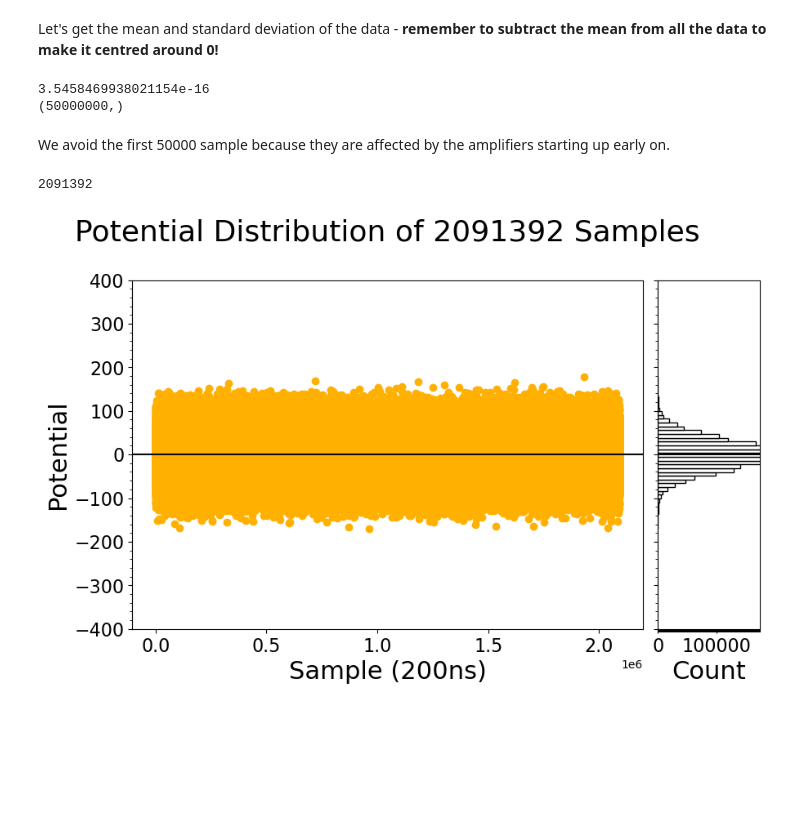
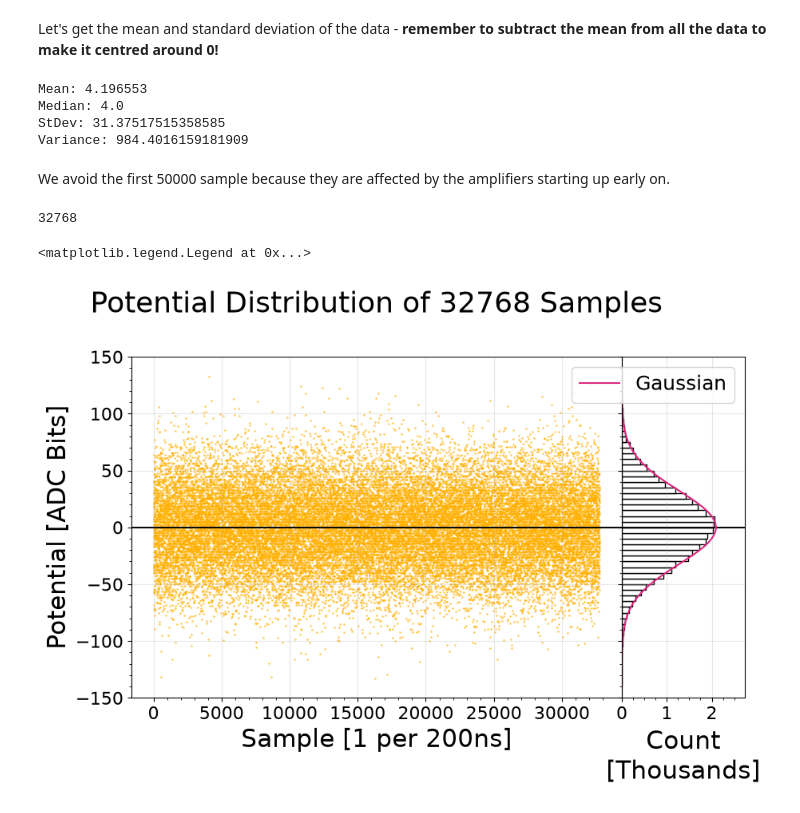
Before and after one commit to flypt7/AST326-Practicals, a Jupyter notebook: P3/code/43.ipynb, the cells around one changed output. Drawn from its saved outputs; the diff is of its cells as text; code cells hidden in the pictures; blank space fills up the shorter version.

Commit message:
more work - cleaner graphs, proper chi2, fft plot of 720MHz data

```diff
--- a/P3/code/43.ipynb
+++ b/P3/code/43.ipynb
@@ -4,54 +4,73 @@ import matplotlib.pyplot as plt
 import scipy.stats as stat
 from astropy.constants import eps0, c
 # %%
-data = np.fromfile('50M_6.2C_609MHz_5MSPS.dat',dtype='int16')-2**11
+data = np.fromfile('test719MHz_2.5MSPS.dat',dtype='int16')-2**11
 # %% [markdown]
 Let's get the mean and standard deviation of the data - **remember to subtract the mean from all the data to make it centred around 0!**
 # %%
 np.random.seed(0)
+
+print(f"Mean: {np.mean(data)}\n" +
+      f"Median: {np.median(data)}\n" +
+      f"StDev: {np.std(data)}\n" +
+      f"Variance: {np.var(data)}")
+
 data = data - np.mean(data)
-
-print(np.mean(data))
-
-print(data.shape)
 # %% [output]
-3.5458469938021154e-16
-(50000000,)
+Mean: 4.196553
+Median: 4.0
+StDev: 31.37517515358585
+Variance: 984.4016159181909
 # %% [markdown]
 We avoid the first 50000 sample because they are affected by the amplifiers starting up early on.
 # %%
-spl_size = 2091392
+spl_size = 32768
 
 subspl = data[500000:spl_size+500000]
 
 print(len(subspl))
 # %% [output]
-2091392
+32768
 # %%
 
-fig, axs = plt.subplots(1, 2, sharey=True, width_ratios=(10, 2))
-plt.subplots_adjust(left=0, right=1.2, top=1, wspace=0.05)
+fig, axs = plt.subplots(1, 2, sharey=True, width_ratios=(8, 2))
+plt.subplots_adjust(left=0, right=1.2, top=1, wspace=0)
 lin_range = np.arange(0, spl_size, 1)
 
 axs[0].axhline(0, color='#080808')
 axs[1].axhline(0, color='#080808')
 
-axs[0].set_yticks(np.arange(-400, 400, 20), minor=True)
+axs[0].set_yticks(np.arange(-150, 150, 10), minor=True)
+axs[0].set_xticks(np.arange(0, 34000, 1000), minor=True)
 
-axs[0].scatter(lin_range, subspl, color='#FFB000')
-axs[0].set_ylim(-400, 400)
+axs[0].scatter(lin_range, subspl, color='#FFB000', s=1, alpha=0.5)
+axs[0].set_ylim(-150, 150)
 
-axs[1].hist(subspl, bins=40, edgecolor='black', color='white', orientation="horizontal")
+axs[1].hist(subspl, bins=np.arange(-140, 140, 5), edgecolor='black', color='white', orientation="horizontal")
+
+gauss_range = np.arange(-150, 151, 1)
+axs[1].plot(stat.norm.pdf(gauss_range, loc=np.mean(subspl), scale=np.std(subspl))*10**5.23, gauss_range,
+        label="Gaussian", color="#DC267F")
+
 axs[1].set_xlim(0, spl_size/12)
-axs[1].set_xticks(np.arange(0, spl_size/12, 20), minor=True)
+axs[1].set_xticks(np.arange(0, spl_size/12, 250), minor=True)
+axs[1].set_xticks(np.arange(0, spl_size/12, 1000))
+
+axs[1].xaxis.set_major_formatter(lambda x,y: int(x / 1000))
 
 axs[0].set_title(f"Potential Distribution of {spl_size} Samples\n", fontsize=26)
-axs[0].set_ylabel("Potential", fontsize=22)
-axs[0].set_xlabel("Sample (200ns)", fontsize=22)
+axs[0].set_ylabel("Potential [ADC Bits]", fontsize=22)
+axs[0].set_xlabel("Sample [1 per 200ns]", fontsize=22)
 
-axs[1].set_xlabel("Count", fontsize=22)
+axs[1].set_xlabel("Count\n[Thousands]", fontsize=22)
 
 axs[0].tick_params(labelsize=16)
 axs[1].tick_params(labelsize=16)
+
+axs[0].grid(alpha=0.3, zorder=-10)
+axs[1].grid(alpha=0.3, zorder=-10)
+
+axs[1].legend(fontsize=18, loc="upper right")
 # %% [output]
+<matplotlib.legend.Legend at 0x...>
-[figure, old version]
+[figure, new version]
```
Also changed, not shown: parts of 5 cells of this notebook.
